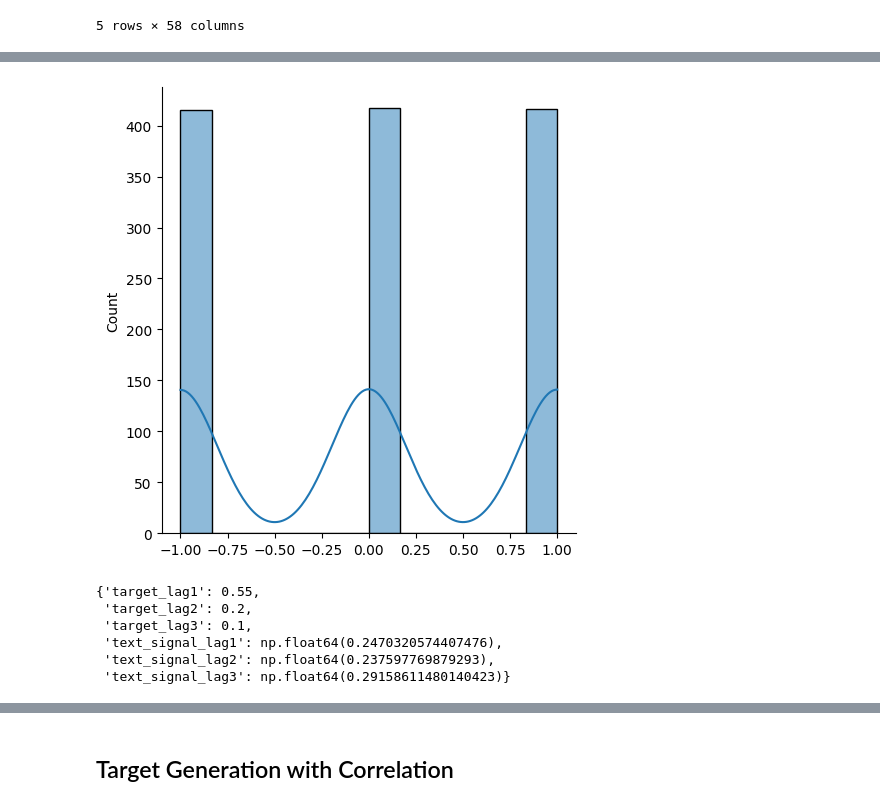
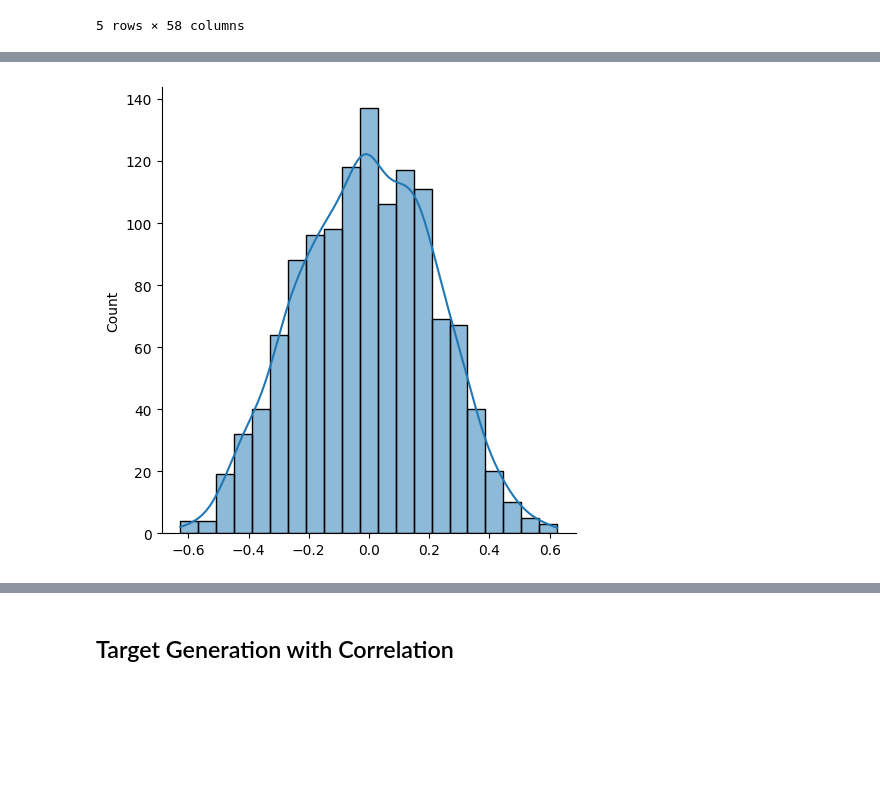
Before and after one commit to guoyuya1/TabDPT-inference-text-enhanced, a Jupyter notebook: notebooks/make_data_corr_textsynth.ipynb, the cells around one changed output, grey strips where cells are left out. Cells and saved outputs as stored; diff of their text form; code cells hidden in the pictures; blank space fills up the shorter version.

```diff
--- a/notebooks/make_data_corr_textsynth.ipynb
+++ b/notebooks/make_data_corr_textsynth.ipynb
@@ -75,13 +74,17 @@ def create_lag_matrix(v, d):
+# %%
+null_vector = np.ravel(np.dot(np.ones((1, n_topics)), basis_matrix))
+null_vector = null_vector / np.linalg.norm(null_vector)
 # %%
+import json
 dataset_lag = 7
-null_vector = np.asarray(df["embedding_summary_gpt-5-mini_lag1"][0][1:-1].split(",")).astype(float)
 rng = np.random.default_rng(seed=42)
 r = rng.standard_normal(len(null_vector))
 dir1 = r - (np.dot(r, null_vector) / np.dot(null_vector, null_vector)) * null_vector
 dir1 = dir1 / np.linalg.norm(dir1)
 
-new_embeddings = [str(null_vector.tolist()), str(dir1.tolist()), str((-dir1).tolist())]
-df["embedding_summary_synthetic"] = np.random.choice(new_embeddings, size=len(df))
+topic_embeddings_str = [json.dumps(np.round(topic_embeddings[i],16).tolist()) for i in range(topic_embeddings.shape[0])]
+
+df["embedding_summary_synthetic"] = topic_embeddings_str
 
 # target_lagged_corr = create_lag_matrix(df["embedding_summary_synthetic"].to_numpy(), dataset_lag)
 # df = pd.DataFrame(df, columns=[f"embedding_summary_synthetic_lag{i}" for i in range(1, dataset_lag + 1)])
@@ -106,3 +91,20 @@ df = pd.concat([df, lag_matrix_df], axis=1)
+# %%
+d = 7
+v = df["embedding_summary_synthetic"].to_numpy()
+v = v.ravel()
+N = v.shape[0]
+
+# Initialize matrix with NaNs
+lag_matrix = np.full((N, d), json.dumps(null_vector.tolist()))  # Using null_vector as the fill value instead of NaN
+
+for i in range(d):
+    # The i-th lag shifts the data down by (i+1)
+    lag_val = i + 1
+    if lag_val < N:
+        # Fill the column from index 'lag_val' to the end
+        lag_matrix[lag_val:, i] = v[:-lag_val]
+
+lag_matrix_df = pd.DataFrame(lag_matrix, columns=[f"embedding_summary_synthetic_lag{i}" for i in range(1, dataset_lag + 1)])
+df = pd.concat([df, lag_matrix_df], axis=1)
 # %%
-emb_df = df[[f"embedding_summary_synthetic_lag{i}" for i in range(1, dataset_lag + 1)]]
-emb_matrix = emb_df.applymap(lambda x: np.array(x[1:-1].split(",")).astype(float))
+emb_matrix = lag_matrix_df.applymap(lambda x: np.array(x.strip("[]").split(",")).astype(float))
@@ -114,16 +111,16 @@ basis_matrix =
 # %%
-scale = 1
+scale = 35
 all_scores = get_scores(np.stack(emb_matrix["embedding_summary_synthetic_lag1"].values), dir1)
-direction = scale * (all_scores)
+direction = scale * (all_scores[:, 0] - all_scores[:, 1])
 sns.displot(direction,kde=True)
 
 # #Generate lagged features
 direction_lags = create_lag_matrix(direction, dataset_lag)
 direction_lags[np.where(np.isnan(direction_lags))] = 0.0
 direction_lags_df = pd.DataFrame(direction_lags, columns=[f"direction_lag{i}" for i in range(1, dataset_lag + 1)])
 df = pd.concat([df, direction_lags_df], axis=1)
 # %% [output]
-[figure, old version]
+[figure, new version]
 # %%
 df_corr = df.copy()
 
@@ -133,12 +130,3 @@ init_dict = {"target_lag1": 0.55, "target_lag2": 0.2, "target_lag3": 0.1}
-# %%
-param_dict_corr
-# %% [output]
-{'target_lag1': 0.55,
- 'target_lag2': 0.2,
- 'target_lag3': 0.1,
- 'text_signal_lag1': np.float64(0.2470320574407476),
- 'text_signal_lag2': np.float64(0.237597769879293),
- 'text_signal_lag3': np.float64(0.29158611480140423)}
 # %%
 # Create signal from text features
 n_points = len(df)
```
Also changed, not shown: parts of 17 cells of this notebook, 12 other files.
